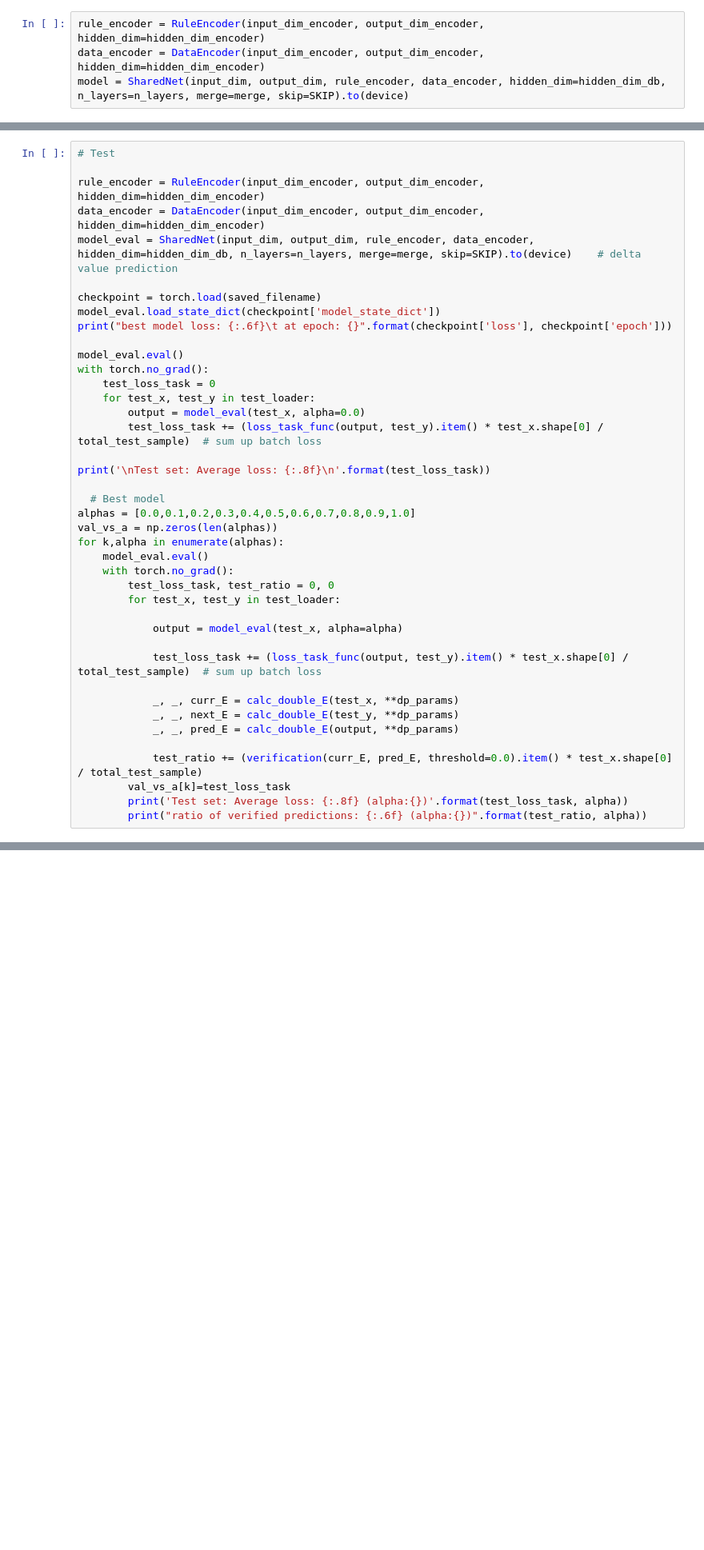
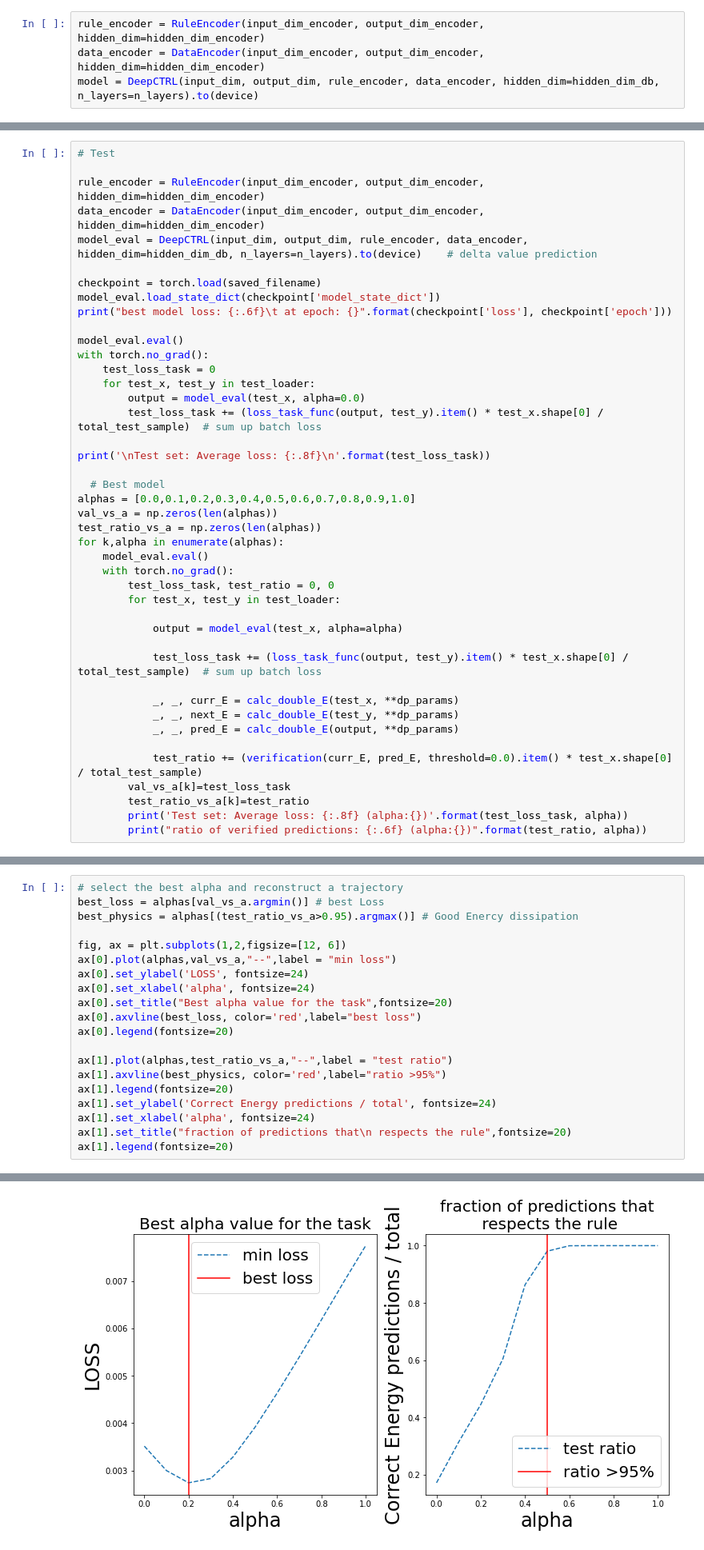
Before and after one commit to pumazzo/controllabledl, a Jupyter notebook: pendulum-system/Esercitazione_1.ipynb, the cells around one changed output, grey strips where cells are left out. Shown: that part at 80% size. Saved outputs shown, nothing was run; the diff lists cells and outputs as text; blank space fills up the shorter version.

```diff
--- a/pendulum-system/Esercitazione_1.ipynb
+++ b/pendulum-system/Esercitazione_1.ipynb
@@ -318,7 +367,7 @@ class SharedNet(nn.Module):
 # %%
 rule_encoder = RuleEncoder(input_dim_encoder, output_dim_encoder, hidden_dim=hidden_dim_encoder)
 data_encoder = DataEncoder(input_dim_encoder, output_dim_encoder, hidden_dim=hidden_dim_encoder)
-model = SharedNet(input_dim, output_dim, rule_encoder, data_encoder, hidden_dim=hidden_dim_db, n_layers=n_layers, merge=merge, skip=SKIP).to(device)
+model = DeepCTRL(input_dim, output_dim, rule_encoder, data_encoder, hidden_dim=hidden_dim_db, n_layers=n_layers).to(device)
 # %%
 total_params = sum(p.numel() for p in model.parameters())
 print("total parameters: {}".format(total_params))
@@ -497,7 +546,7 @@ scale is updated: 5.1378479597917766
 
 rule_encoder = RuleEncoder(input_dim_encoder, output_dim_encoder, hidden_dim=hidden_dim_encoder)
 data_encoder = DataEncoder(input_dim_encoder, output_dim_encoder, hidden_dim=hidden_dim_encoder)
-model_eval = SharedNet(input_dim, output_dim, rule_encoder, data_encoder, hidden_dim=hidden_dim_db, n_layers=n_layers, merge=merge, skip=SKIP).to(device)    # delta value prediction
+model_eval = DeepCTRL(input_dim, output_dim, rule_encoder, data_encoder, hidden_dim=hidden_dim_db, n_layers=n_layers).to(device)    # delta value prediction
 
 checkpoint = torch.load(saved_filename)
 model_eval.load_state_dict(checkpoint['model_state_dict'])
@@ -515,6 +564,7 @@ print('\nTest set: Average loss: {:.8f}\n'.format(test_loss_task))
   # Best model
 alphas = [0.0,0.1,0.2,0.3,0.4,0.5,0.6,0.7,0.8,0.9,1.0]
 val_vs_a = np.zeros(len(alphas))
+test_ratio_vs_a = np.zeros(len(alphas))
 for k,alpha in enumerate(alphas):
     model_eval.eval()
     with torch.no_grad():
@@ -531,6 +581,7 @@ for k,alpha in enumerate(alphas):
 
             test_ratio += (verification(curr_E, pred_E, threshold=0.0).item() * test_x.shape[0] / total_test_sample)
         val_vs_a[k]=test_loss_task
+        test_ratio_vs_a[k]=test_ratio
         print('Test set: Average loss: {:.8f} (alpha:{})'.format(test_loss_task, alpha))
         print("ratio of verified predictions: {:.6f} (alpha:{})".format(test_ratio, alpha))
 # %% [output]
@@ -568,0 +605,21 @@ best_alpha = alphas[val_vs_a.argmin()]
+# %%
+# select the best alpha and reconstruct a trajectory
+best_loss = alphas[val_vs_a.argmin()] # best Loss
+best_physics = alphas[(test_ratio_vs_a>0.95).argmax()] # Good Enercy dissipation
+
+fig, ax = plt.subplots(1,2,figsize=[12, 6])
+ax[0].plot(alphas,val_vs_a,"--",label = "min loss")
+ax[0].set_ylabel('LOSS', fontsize=24)
+ax[0].set_xlabel('alpha', fontsize=24)
+ax[0].set_title("Best alpha value for the task",fontsize=20)
+ax[0].axvline(best_loss, color='red',label="best loss")
+ax[0].legend(fontsize=20)
+
+ax[1].plot(alphas,test_ratio_vs_a,"--",label = "test ratio")
+ax[1].axvline(best_physics, color='red',label="ratio >95%")
+ax[1].legend(fontsize=20)
+ax[1].set_ylabel('Correct Energy predictions / total', fontsize=24)
+ax[1].set_xlabel('alpha', fontsize=24)
+ax[1].set_title("fraction of predictions that\n respects the rule",fontsize=20)
+ax[1].legend(fontsize=20)
+# %% [output]
@@ -569,3 +627,4 @@ best_alpha = alphas[val_vs_a.argmin()]
+[figure, added]
 # %%
 test_trajectory=[]
 reconstructed_trajectory=[]
```
Also changed, not shown: parts of 25 cells of this notebook.
